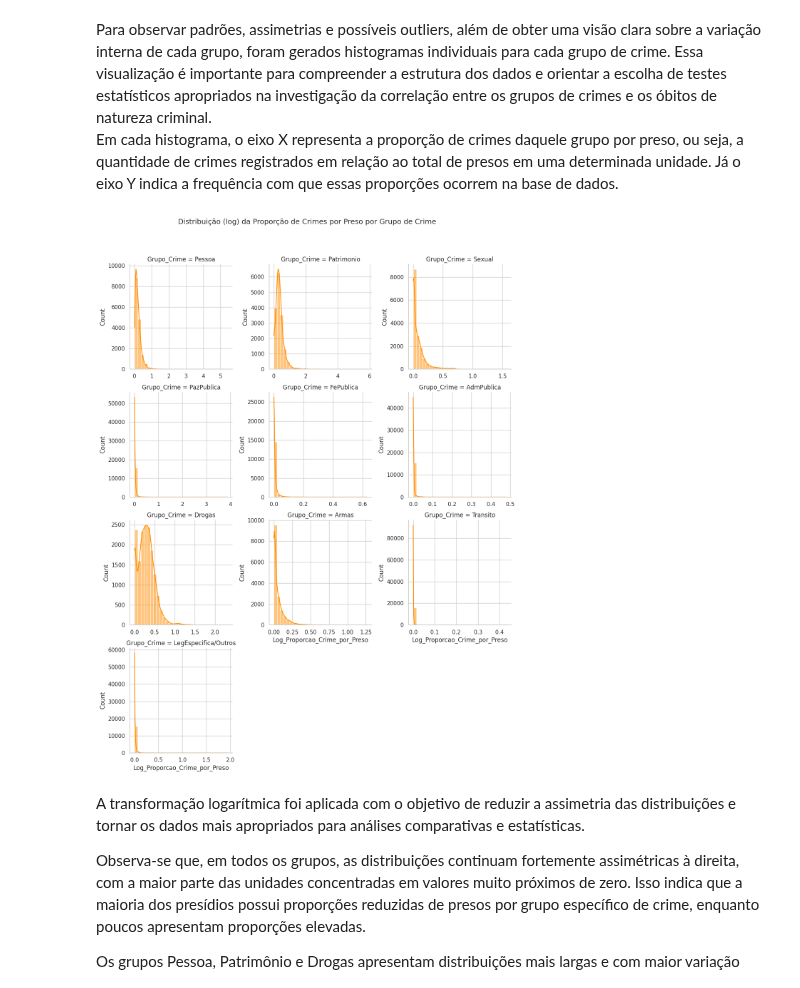
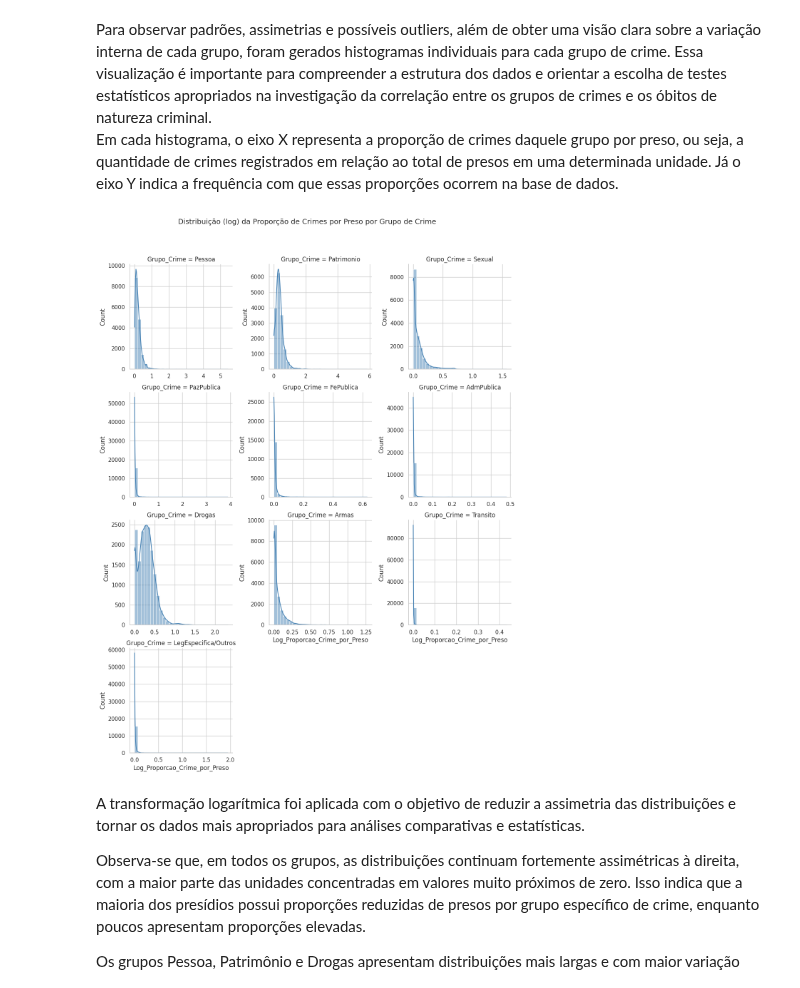
Before and after one commit to Caio-Brega/introducao-ciencia-dos-dados, a Jupyter notebook: TP_ICD.ipynb, the cells around one changed output. Cells and saved outputs as stored; diff of their text form; code cells hidden in the pictures.

```diff
--- a/TP_ICD.ipynb
+++ b/TP_ICD.ipynb
@@ -1355,33 +1355,33 @@ Em cada histograma, o eixo X representa a proporção de crimes daquele grupo po
 # %%
 coluna_obitos = 'Obitos_Criminais_Total_por_preso'
 grupos_validos = list(soma_grupos_filtrados.keys())
 
 df_long = pd.DataFrame()
 
 for grupo in grupos_validos:
     nome_coluna = grupo + '_Total_por_preso'
     if nome_coluna in df_crimes_obitos.columns:
         temp = df_crimes_obitos[[nome_coluna]].copy()
         temp['Grupo_Crime'] = grupo
         temp['Proporcao_Crime_por_Preso'] = temp[nome_coluna]
         temp['Obitos_Criminais_por_Preso'] = df_crimes_obitos[coluna_obitos]
         df_long = pd.concat([df_long, temp[['Grupo_Crime', 'Proporcao_Crime_por_Preso', 'Obitos_Criminais_por_Preso']]])
 
 # Adiciona log
 df_long = df_long.reset_index(drop=True)
 df_long['Log_Proporcao_Crime_por_Preso'] = np.log1p(df_long['Proporcao_Crime_por_Preso'])
 
 # Plot com log transformado
 sns.set(style="whitegrid")
 g = sns.FacetGrid(df_long, col="Grupo_Crime", col_wrap=3, height=4, sharex=False, sharey=False)
-g.map(sns.histplot, "Log_Proporcao_Crime_por_Preso", bins=30, kde=True, color='darkorange')
+g.map(sns.histplot, "Log_Proporcao_Crime_por_Preso", bins=30, kde=True, color='steelblue')
 
 plt.subplots_adjust(top=0.9)
 g.fig.suptitle("Distribuição (log) da Proporção de Crimes por Preso por Grupo de Crime")
 
 plt.show()
 # %% [output]
-[figure, old version]
+[figure, new version]
 # %% [markdown]
 A transformação logarítmica foi aplicada com o objetivo de reduzir a assimetria das distribuições e tornar os dados mais apropriados para análises comparativas e estatísticas.
 
```
